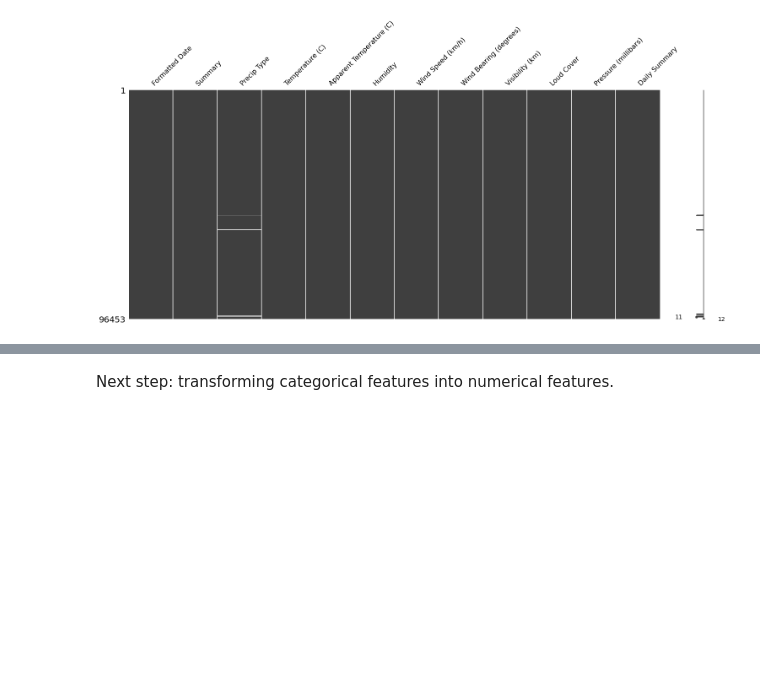
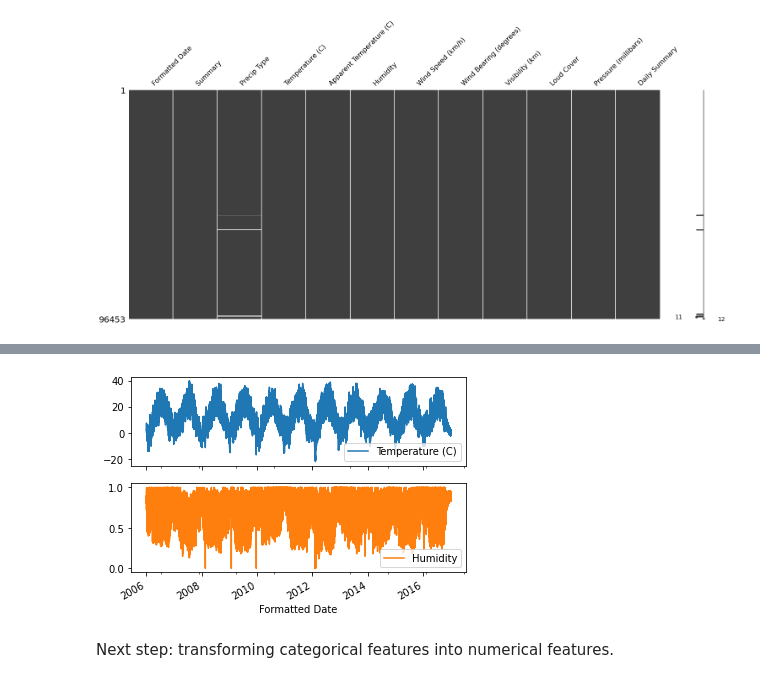
Before and after one commit to patakib/weather_analysis_RNN, a Jupyter notebook: weather_analysis_RNN.ipynb, the cells around one changed output, grey strips where cells are left out. Saved outputs shown, nothing was run; the diff lists cells and outputs as text; code cells hidden in the pictures; blank space fills up the shorter version.

```diff
--- a/weather_analysis_RNN.ipynb
+++ b/weather_analysis_RNN.ipynb
@@ -77,5 +77,14 @@ rawdf.describe()
 | 50% | 12.000000 | 12.000000 | 0.780000 | 9.965900 | 180.000000 | ... |
 | 75% | 18.838889 | 18.838889 | 0.890000 | 14.135800 | 290.000000 | ... |
 | max | 39.905556 | 39.344444 | 1.000000 | 63.852600 | 359.000000 | ... |
+# %%
+date_time = rawdf['Formatted Date'].apply(pd.to_datetime, utc=True)
+# %%
+plot_cols = ['Temperature (C)', 'Humidity']
+plot_features = rawdf[plot_cols]
+plot_features.index = date_time
+_ = plot_features.plot(subplots=True)
+# %% [output]
+[figure, added]
 # %% [markdown]
 Next step: transforming categorical features into numerical features.
```
